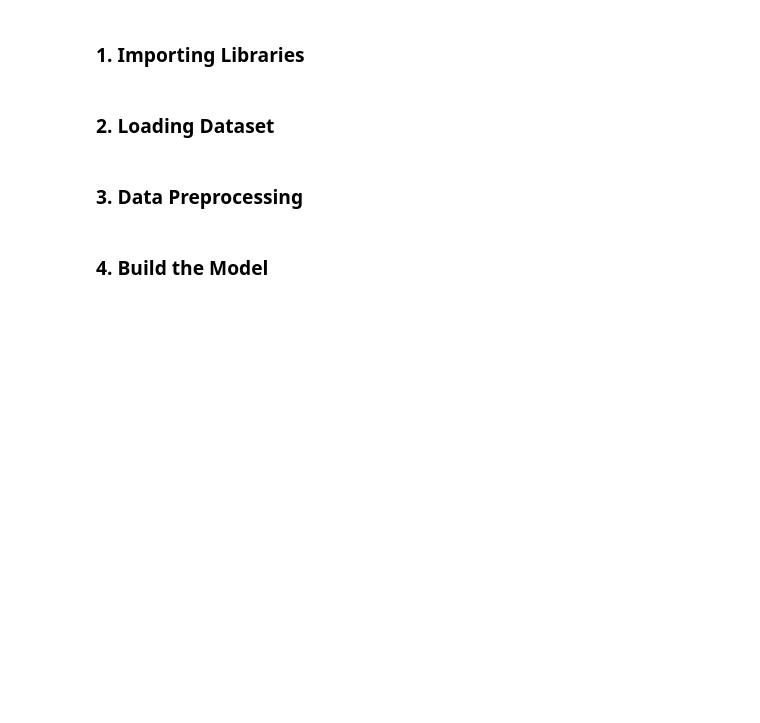
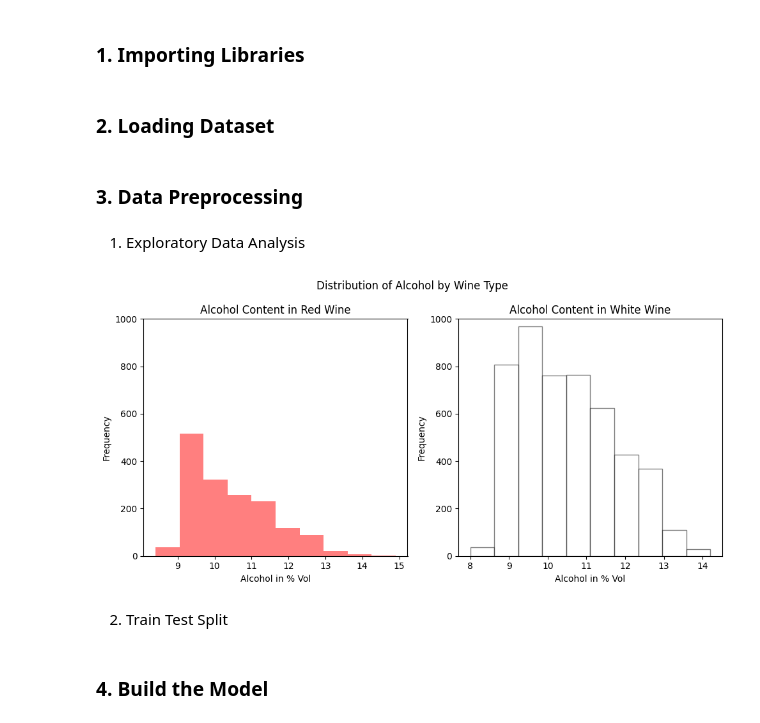
Before and after one commit to fatahrahimi330/100-Machine-Learning-Projects, a Jupyter notebook: 42-Wine Quality Prediction/wine_quality_prediction.ipynb, the cells around one changed output. Cells and saved outputs as stored; diff of their text form; code cells hidden in the pictures; blank space fills up the shorter version.

Commit message:
Wine Quality Prediction Project

```diff
--- a/42-Wine Quality Prediction/wine_quality_prediction.ipynb
+++ b/42-Wine Quality Prediction/wine_quality_prediction.ipynb
@@ -10,7 +10,38 @@ import seaborn as sns
 # %% [markdown]
 ### 2. Loading Dataset
 # %%
-red_wine_url = ""
-white_wine_url = ""
+red_wine_url = "https://media.githubusercontent.com/media/fatahrahimi330/100-Machine-Learning-Projects/refs/heads/master/42-Wine%20Quality%20Prediction/redwinequality.csv"
+white_wine_url = "https://media.githubusercontent.com/media/fatahrahimi330/100-Machine-Learning-Projects/refs/heads/master/42-Wine%20Quality%20Prediction/whitewinequality.csv"
+# %%
+red = pd.read_csv(red_wine_url, sep=';')
+white = pd.read_csv(white_wine_url, sep=';')
+
+red['type'] = 1
+white['type'] = 0
+
+df = pd.concat([red, white], ignore_index=True)
+df.dropna(inplace=True)
 # %% [markdown]
 ### 3. Data Preprocessing
+# %% [markdown]
+1. Exploratory Data Analysis
+# %%
+fig, ax = plt.subplots(1, 2, figsize=(10, 5))
+ax[0].hist(df[df['type'] == 1].alcohol, bins=10, facecolor='red', alpha=0.5, label='Red wine')
+ax[1].hist(df[df['type'] == 0].alcohol, bins=10, facecolor='white', edgecolor='black', lw=0.5, alpha=0.5, label='White wine')
+
+for a in ax:
+    a.set_ylim([0, 1000])
+    a.set_xlabel('Alcohol in % Vol')
+    a.set_ylabel('Frequency')
+
+ax[0].set_title('Alcohol Content in Red Wine')
+ax[1].set_title('Alcohol Content in White Wine')
+
+fig.suptitle('Distribution of Alcohol by Wine Type')
+plt.tight_layout()
+plt.show()
+# %% [output]
+[figure, added]
+# %% [markdown]
+2. Train Test Split
```
Also changed, not shown: parts of 10 cells of this notebook, 4 other files.
